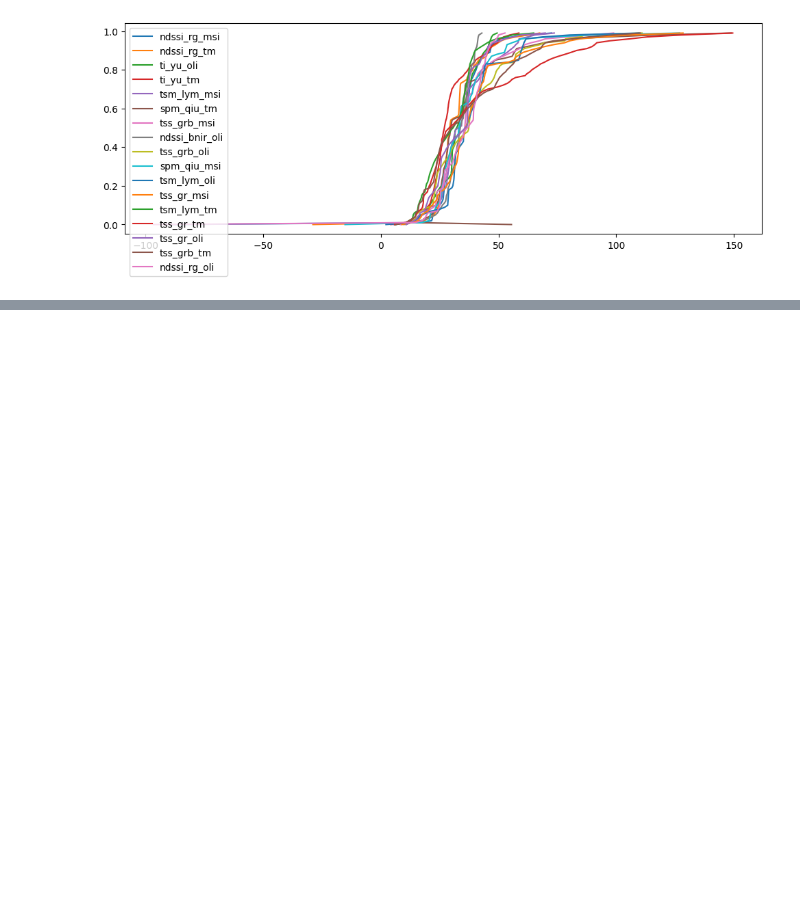
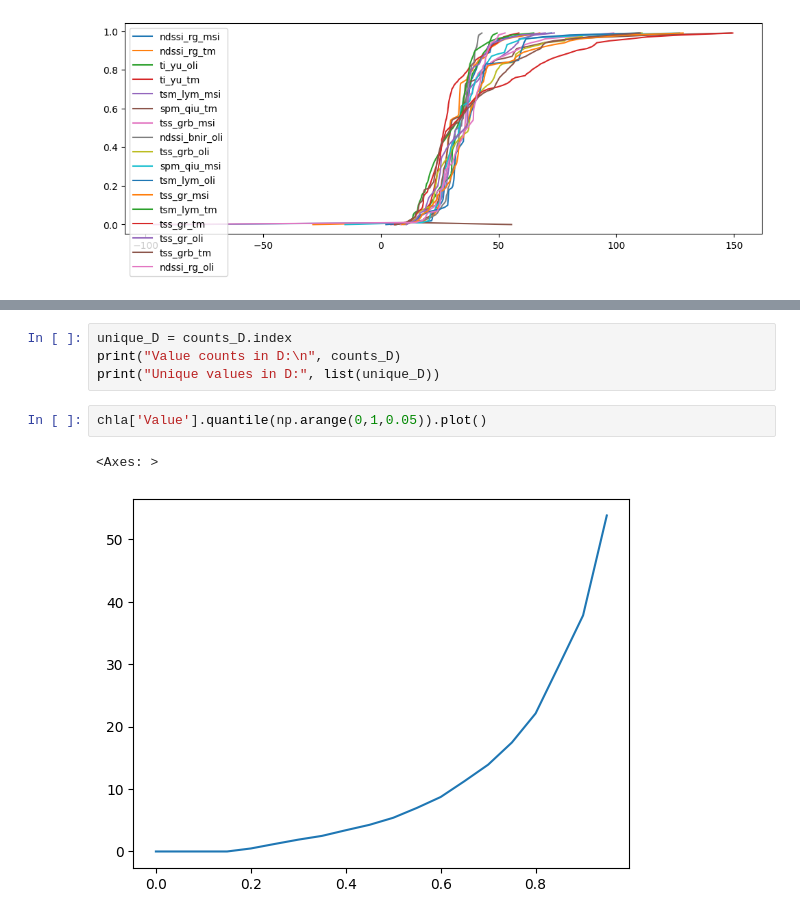
Before and after one commit to digitalearthafrica/deafrica_water_quality, a Jupyter notebook: WP2.2/WP2.2.ipynb, the cells around one changed output, grey strips where cells are left out. Saved outputs shown, nothing was run; the diff lists cells and outputs as text; blank space fills up the shorter version.

```diff
--- a/WP2.2/WP2.2.ipynb
+++ b/WP2.2/WP2.2.ipynb
@@ -2004,0 +2131,9 @@ plt.show()
+# %%
+unique_D = counts_D.index
+print("Value counts in D:\n", counts_D)
+print("Unique values in D:", list(unique_D))
+# %%
+chla['Value'].quantile(np.arange(0,1,0.05)).plot()
+# %% [output]
+<Axes: >
+[figure, added]
```
Also changed, not shown: parts of 30 cells of this notebook.
